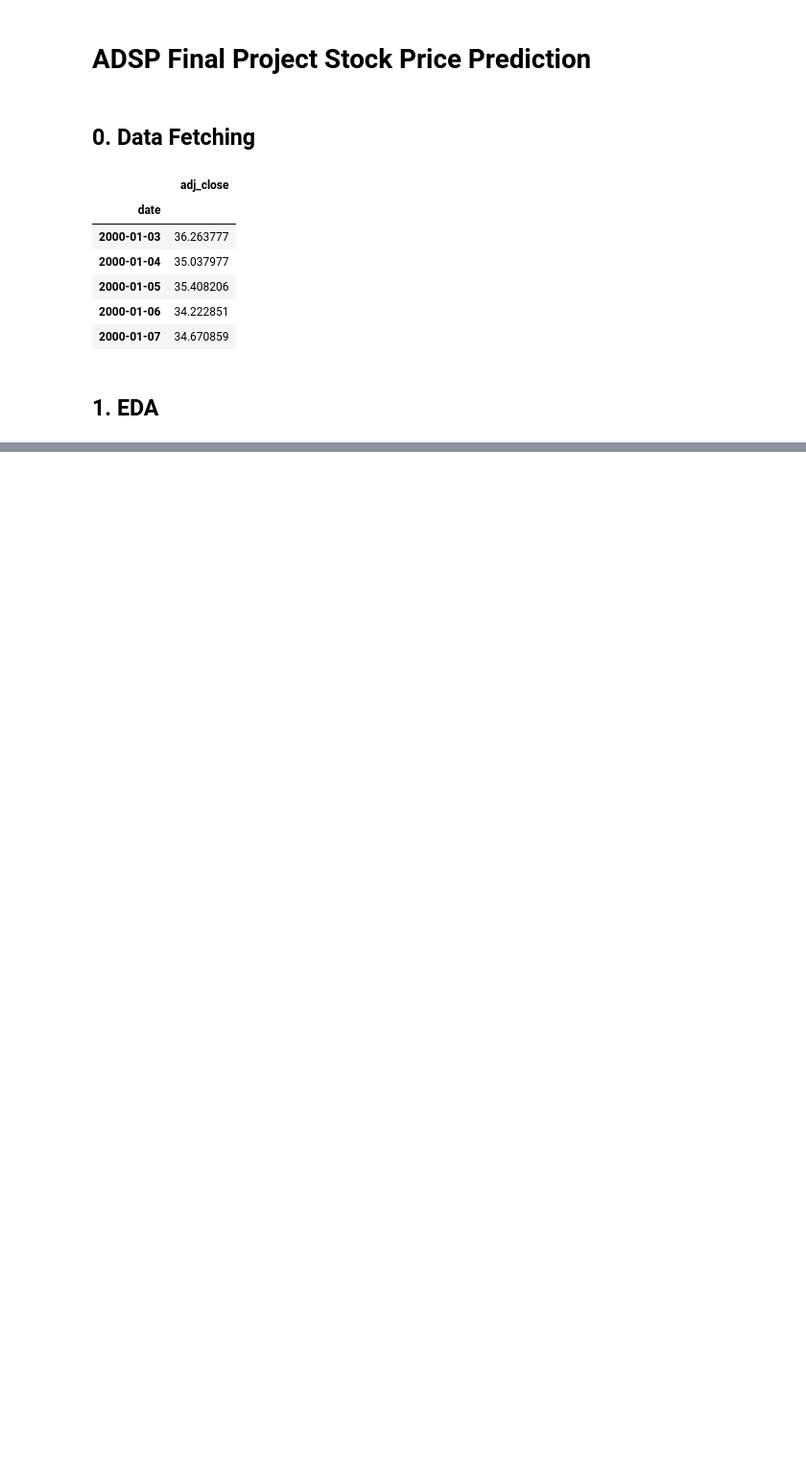
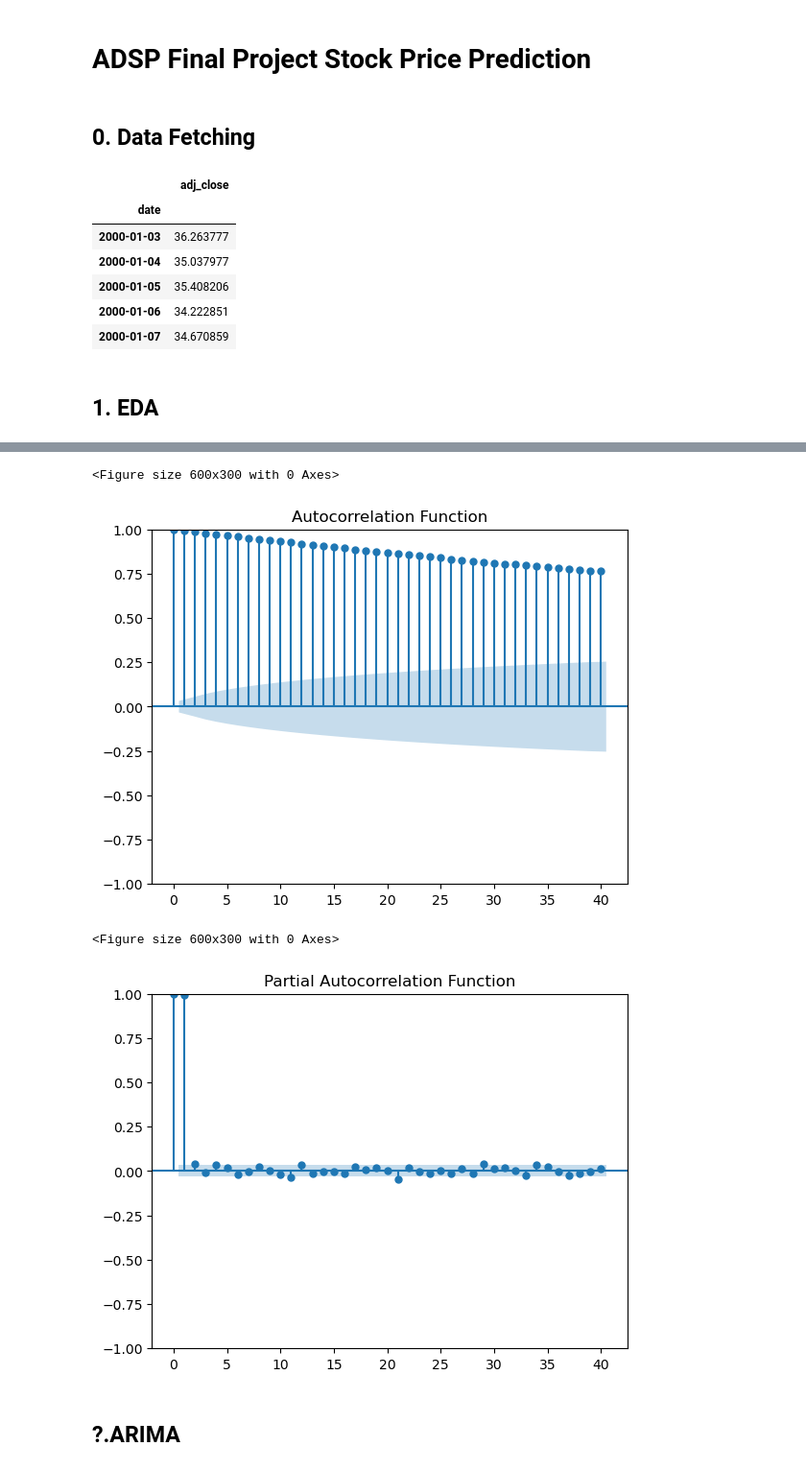
Before and after one commit to baoyik/ADSP-Group-Project, a Jupyter notebook: Main.ipynb, the cells around one changed output, grey strips where cells are left out. Shown at 96% size. Saved outputs shown, nothing was run; the diff lists cells and outputs as text; code cells hidden in the pictures; blank space fills up the shorter version.

```diff
--- a/Main.ipynb
+++ b/Main.ipynb
@@ -57,0 +96,9 @@ memory usage: 94.3 KB
+# %%
+data.plot_time_series_analysis(train_msft,'adj_close')
+# %% [output]
+<Figure size 600x300 with 0 Axes>
+[figure, added]
+<Figure size 600x300 with 0 Axes>
+[figure, added]
+# %% [markdown]
+## ?.ARIMA
```
Also changed, not shown: parts of 7 cells of this notebook, 2 other files.
